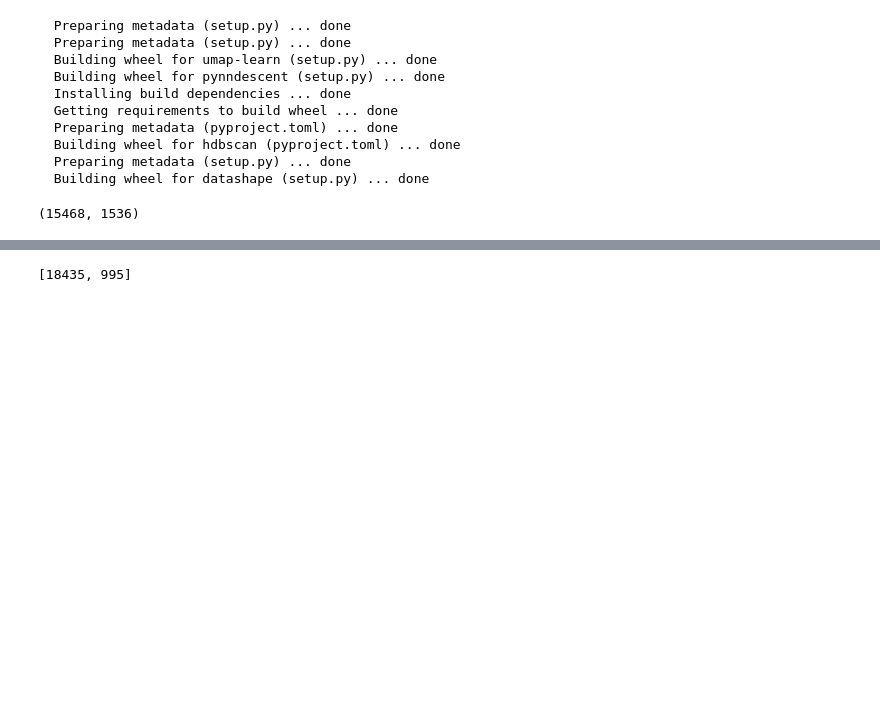
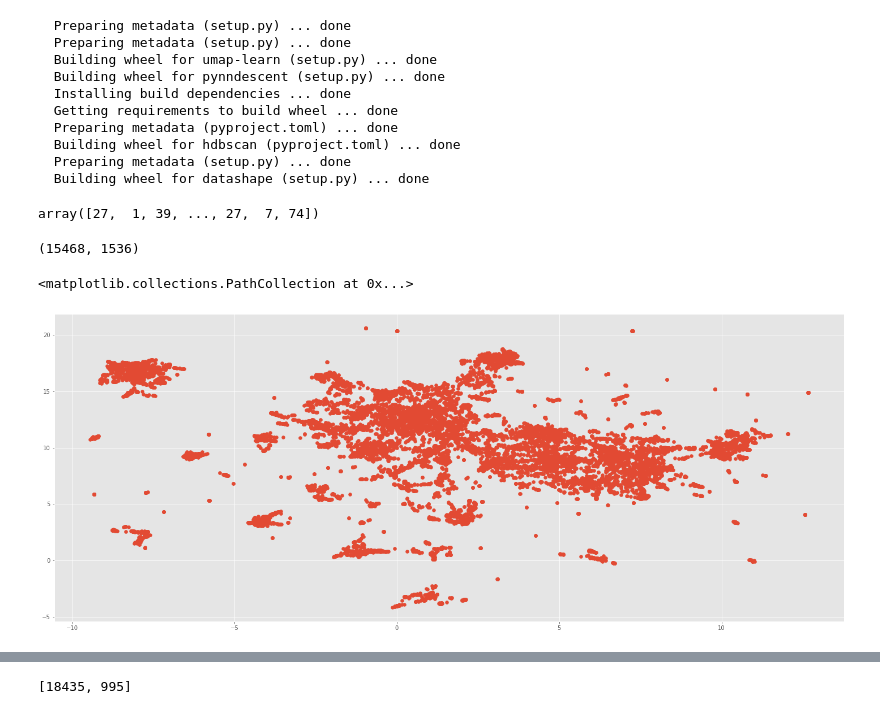
Before and after one commit to malinphy/e_repo, a Jupyter notebook: bbc_data_EDA.ipynb, the cells around one changed output, grey strips where cells are left out. Saved outputs shown, nothing was run; the diff lists cells and outputs as text; code cells hidden in the pictures; blank space fills up the shorter version.

```diff
--- a/bbc_data_EDA.ipynb
+++ b/bbc_data_EDA.ipynb
@@ -200,3 +201,8 @@ import plotly.express as px
+# %%
+le = preprocessing.LabelEncoder()
+le.fit_transform(df_clean['region'])
+# %% [output]
+array([27,  1, 39, ..., 27,  7, 74])
 # %%
 ### BBC VECTOR EMBEDDINGS
 vector_dir = 'drive/MyDrive/BBC_content_vectors.npy'
@@ -210,3 +216,10 @@ umap_data = umap.UMAP(n_components=2, init = 'random', random_state = 0).fit_tra
+# %%
+fig, ax = plt.subplots(1, figsize=(25, 10))
+plt.scatter(*umap_data.T,  cmap='Spectral', alpha=1.0)
+# plt.figure(figsize=(25,10))
+# %% [output]
+<matplotlib.collections.PathCollection at 0x...>
+[figure, added]
 # %%
 cluster = hdbscan.HDBSCAN(
                         min_cluster_size = 20,
```
Also changed, not shown: parts of 6 cells of this notebook.
